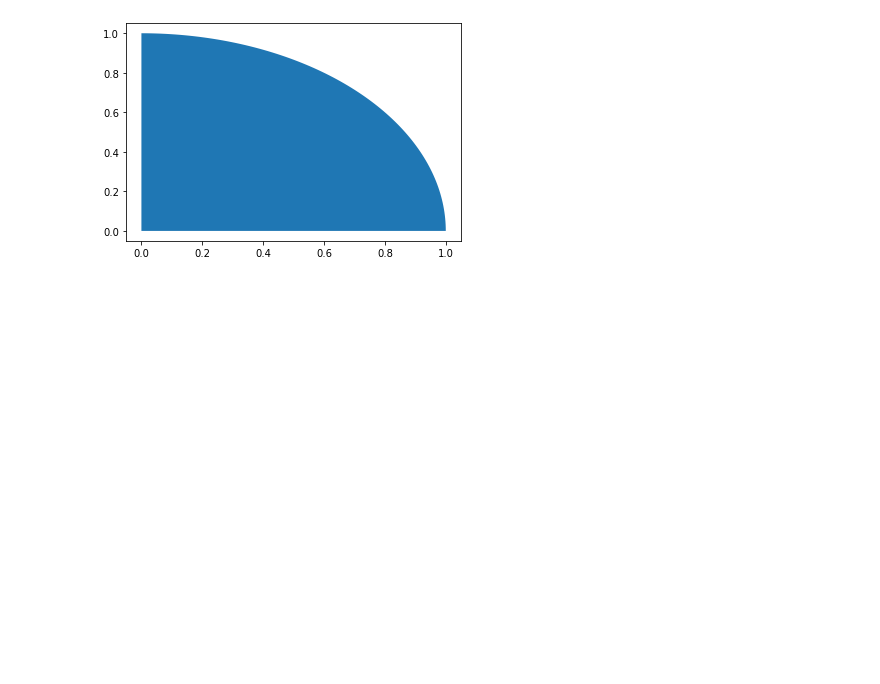
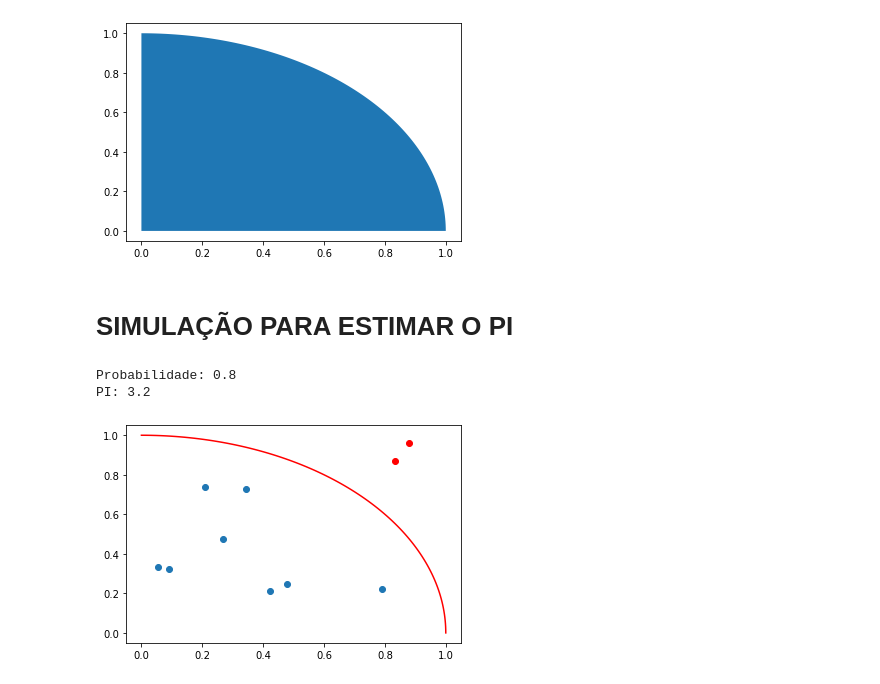
Before and after one commit to tiagotouso/HELP, a Jupyter notebook: PYTHON/2022 MONTE CARLO.ipynb, the cells around one changed output. Cells and saved outputs as stored; diff of their text form; code cells hidden in the pictures; blank space fills up the shorter version.

```diff
--- a/PYTHON/2022 MONTE CARLO.ipynb
+++ b/PYTHON/2022 MONTE CARLO.ipynb
@@ -64,4 +85,14 @@ plt.fill_between(xci, yci)
 # %% [output]
 <matplotlib.collections.PolyCollection at 0x...>
 [figure]
+# %% [markdown]
+# SIMULAÇÃO PARA ESTIMAR O PI
+# %%
+# SIMULAR MONTE CARLO
+
+pi(10)
+# %% [output]
+Probabilidade: 0.8
+PI: 3.2
+[figure, added]
 # %%
```
Also changed, not shown: parts of 14 cells of this notebook.
